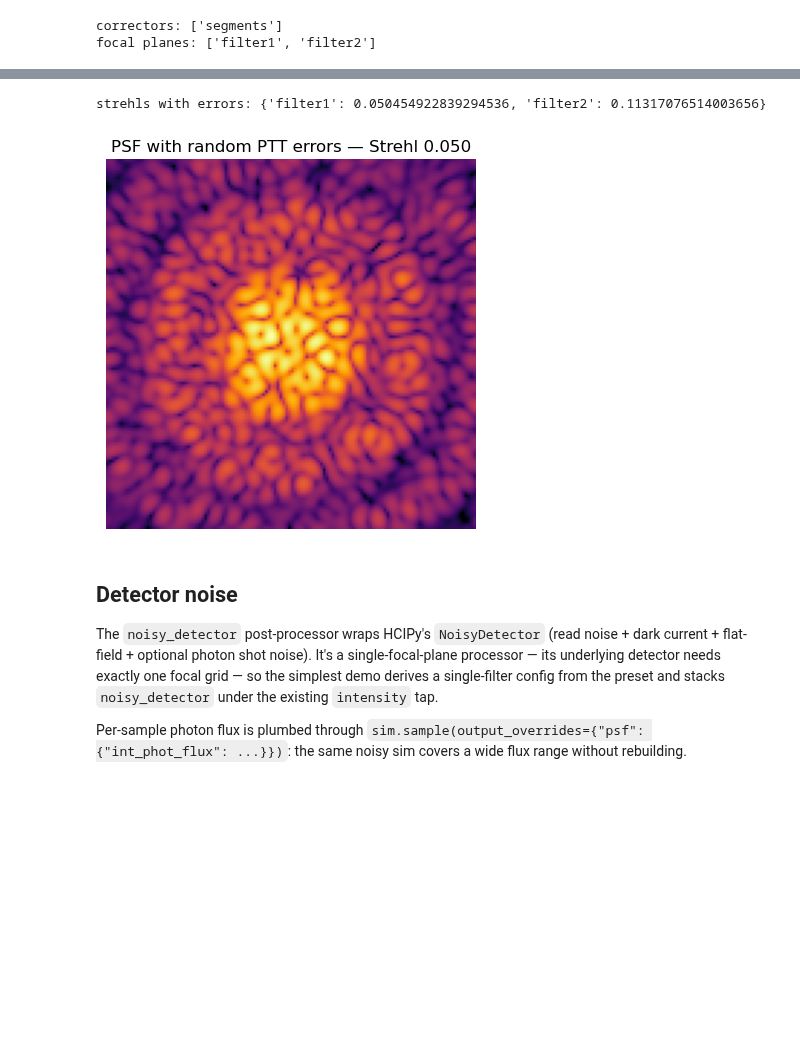
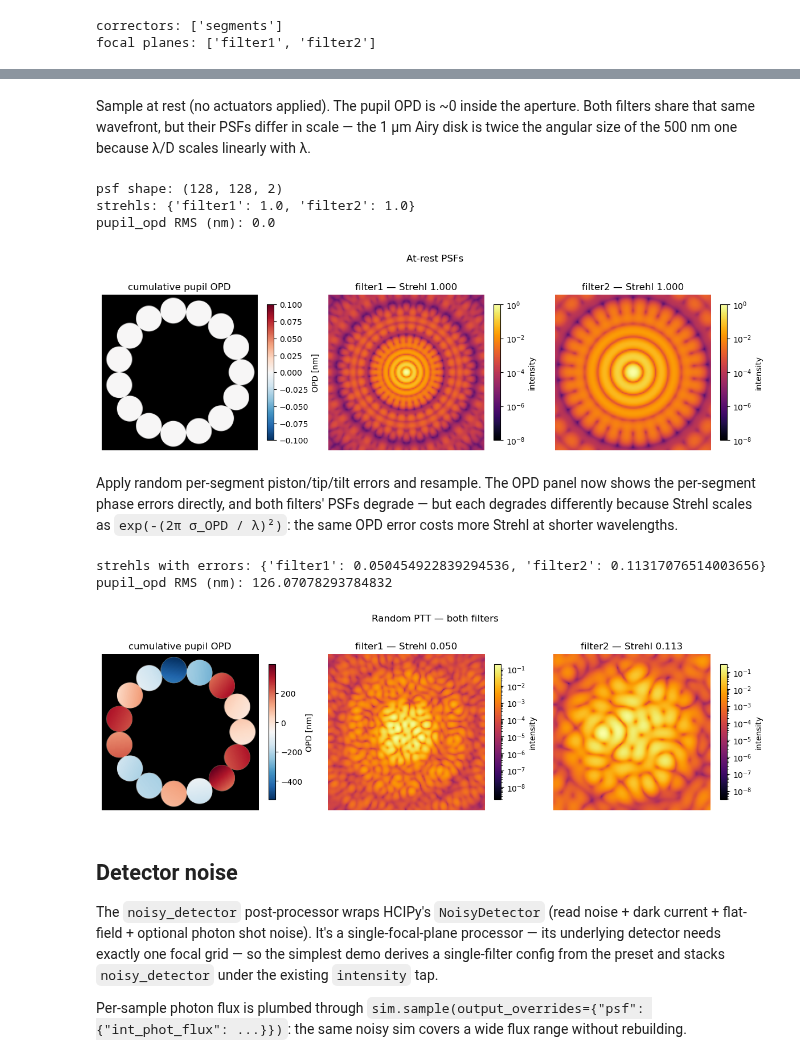
Before and after one commit to icunnyngham/telescope-sim, a Jupyter notebook: docs/tutorials/01_canonical_mini_elf.ipynb, the cells around one changed output, grey strips where cells are left out. Drawn from its saved outputs; the diff is of its cells as text; code cells hidden in the pictures; blank space fills up the shorter version.

```diff
--- a/docs/tutorials/01_canonical_mini_elf.ipynb
+++ b/docs/tutorials/01_canonical_mini_elf.ipynb
@@ -36,16 +45,33 @@ Apply random per-segment piston/tip/tilt errors and resample.
+# %% [markdown]
+Sample at rest (no actuators applied). The pupil OPD is ~0 inside the aperture. Both filters share that same wavefront, but their PSFs differ in scale — the 1 µm Airy disk is twice the angular size of the 500 nm one because λ/D scales linearly with λ.
+# %%
+out = sim.sample(meas_strehl=True, meas_pupil_opd=True)
+print('psf shape:', out['images']['psf'].shape)
+print('strehls:', out['strehls'])
+print('pupil_opd RMS (nm):', 1e9 * out['pupil_opd'].std())
+plot_opd_and_psfs(sim, out, suptitle='At-rest PSFs')
+plt.show()
+# %% [output]
+psf shape: (128, 128, 2)
+strehls: {'filter1': 1.0, 'filter2': 1.0}
+pupil_opd RMS (nm): 0.0
+[figure, added]
+# %% [markdown]
+Apply random per-segment piston/tip/tilt errors and resample. The OPD panel now shows the per-segment phase errors directly, and both filters' PSFs degrade — but each degrades differently because Strehl scales as `exp(-(2π σ_OPD / λ)²)`: the same OPD error costs more Strehl at shorter wavelengths.
 # %%
 rng = np.random.default_rng(0)
 ptt = rng.normal(scale=0.1, size=(15, 3))
-out = sim.sample(actuations={"segments": ptt}, meas_strehl=True)
-print("strehls with errors:", out["strehls"])
-
-plt.imshow(np.log10(out["images"]["psf"][..., 0] + 1e-8), cmap="inferno")
-plt.title(f"PSF with random PTT errors — Strehl {out['strehls']['filter1']:.3f}")
-plt.axis("off")
+out = sim.sample(
+    actuations={"segments": ptt}, meas_strehl=True, meas_pupil_opd=True,
+)
+print('strehls with errors:', out['strehls'])
+print('pupil_opd RMS (nm):', 1e9 * out['pupil_opd'].std())
+plot_opd_and_psfs(sim, out, suptitle='Random PTT — both filters')
 plt.show()
 # %% [output]
 strehls with errors: {'filter1': 0.050454922839294536, 'filter2': 0.11317076514003656}
+pupil_opd RMS (nm): 126.07078293784832
-[figure, old version]
+[figure, new version]
 # %% [markdown]
 ## Detector noise
 
```
Also changed, not shown: parts of 9 cells of this notebook, 5 other files.
